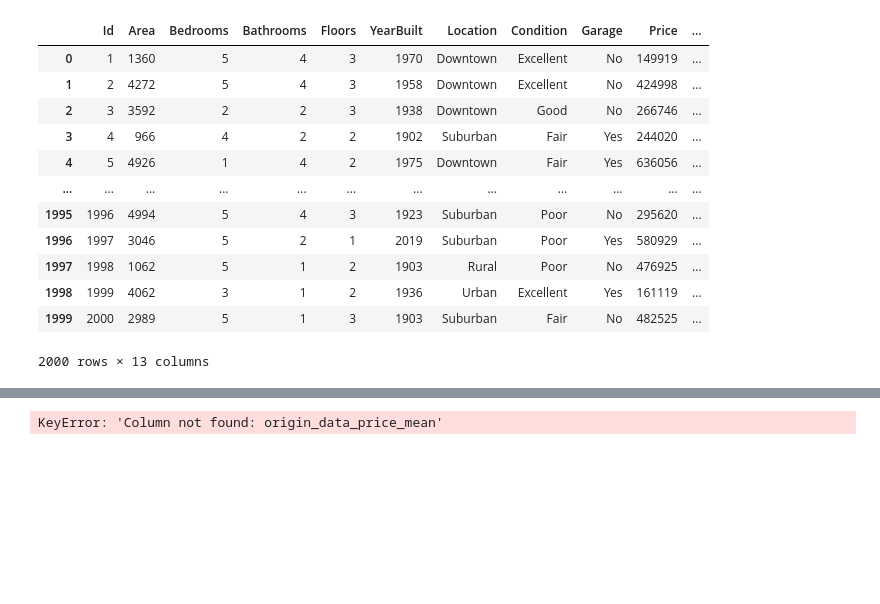
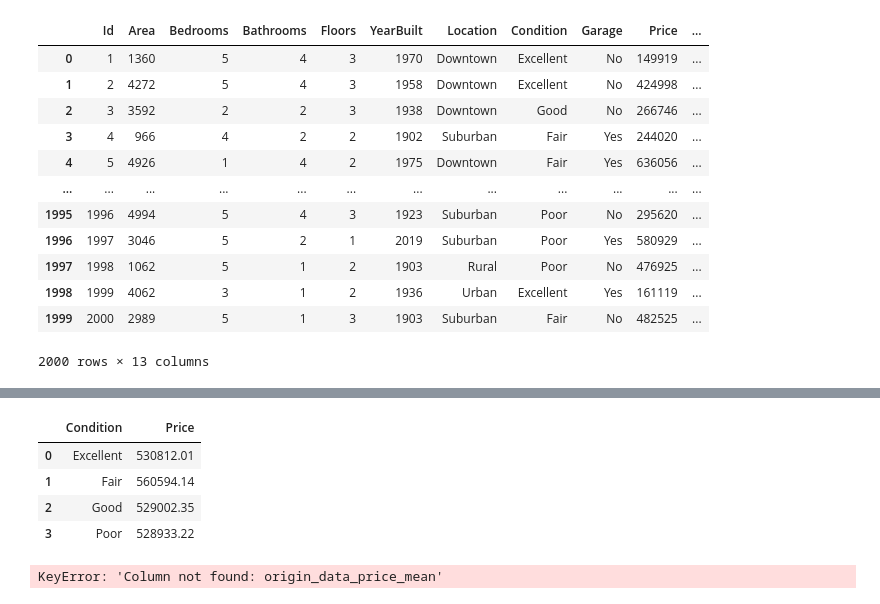
Before and after one commit to FDernawi/Project_1-Housing_Price_Predictions, a Jupyter notebook: Files/Project_1 (v1).ipynb, the cells around one changed output, grey strips where cells are left out. Cells and saved outputs as stored; diff of their text form; code cells hidden in the pictures; blank space fills up the shorter version.

```diff
--- a/Files/Project_1 (v1).ipynb
+++ b/Files/Project_1 (v1).ipynb
@@ -464,3 +486,5 @@ origin_data
 | 1998 | 1999 | 4062 | 3 | 1 | 2 | 1936 | Urban | Excellent | Yes | 161119 | ... |
 | 1999 | 2000 | 2989 | 5 | 1 | 3 | 1903 | Suburban | Fair | No | 482525 | ... |
 2000 rows × 13 columns
+# %%
+avg_price_by_condition = avg_price_by_condition.reset_index(name="Price")
@@ -467,3 +506,11 @@ origin_data
+# %%
+avg_price_by_condition
+# %% [output]
+|  | Condition | Price |
+| 0 | Excellent | 530812.01 |
+| 1 | Fair | 560594.14 |
+| 2 | Good | 529002.35 |
+| 3 | Poor | 528933.22 |
 # %%
 avr_price_by_location_condition = origin_data.groupby(["Location", "Condition"])['mean_price_sqft'].mean()
 print(avr_price_by_location_condition)
```
Also changed, not shown: parts of 6 cells of this notebook.
